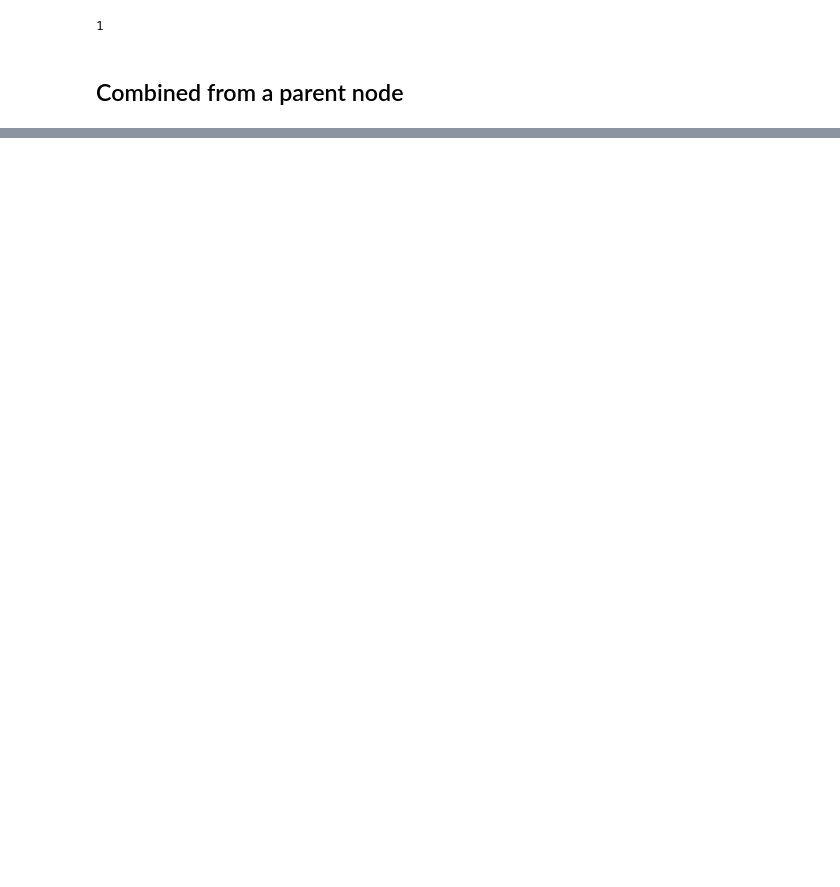
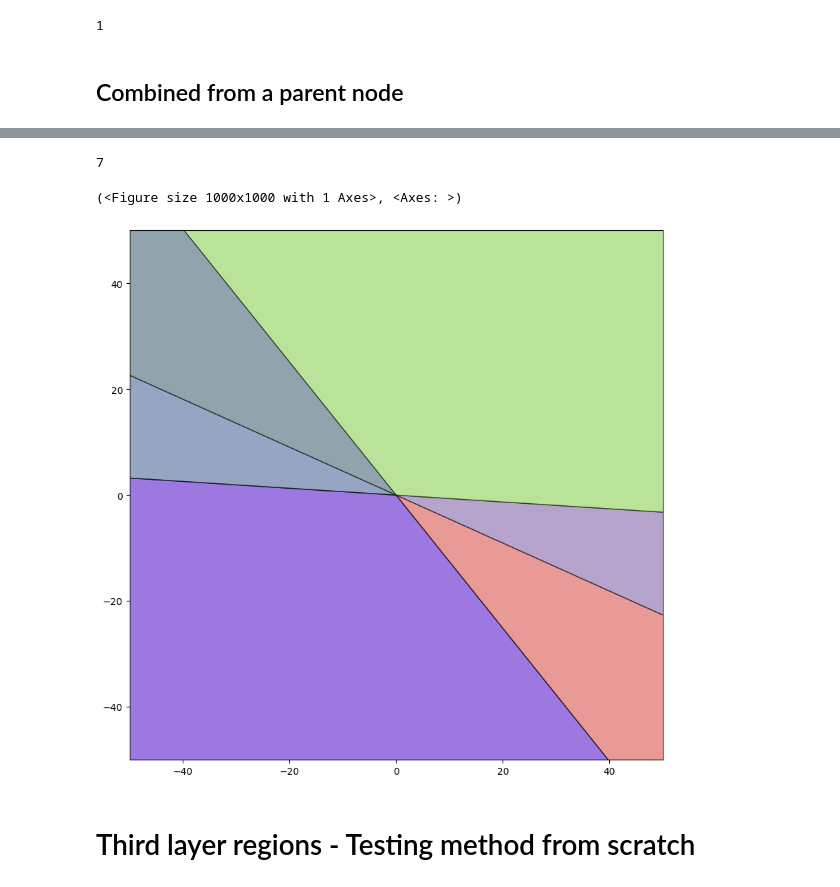
Before and after one commit to Johanmkr/WP1-Polyhedra, a Jupyter notebook: notebooks/new_tree.ipynb, the cells around one changed output, grey strips where cells are left out. Drawn from its saved outputs; the diff is of its cells as text; code cells hidden in the pictures; blank space fills up the shorter version.

Commit message:
Working hierarchical region finder yay

```diff
--- a/notebooks/new_tree.ipynb
+++ b/notebooks/new_tree.ipynb
@@ -673,11 +706,17 @@ This tells the Linear Programming solver that we do not care about maximizing or
 #### 5. Convergence to the Boundary
 If the loop reaches the `min_threshold` without success, the function performs one last check with **zero slack**. This determines if the polytope exists at all. If this final check fails, the mathematical conclusion is that the intersection of the half-spaces is empty (the constraints are contradictory).
 # %%
-def get_interior_point_adaptive(A, b, initial_slack=0.1, min_threshold=1e-10, verbose=False):
+def get_interior_point_adaptive(region, initial_slack=0.1, min_threshold=1e-10, verbose=False):
     """
     Finds a point inside Ax <= b. If min_slack is too large,
     it recursively tries with smaller slack.
     """
+    A = region.Dlw_active
+    b = region.glw_active
+    if A is None or b is None:
+        A = region.Dlw
+        b = region.glw
+
     m, n = A.shape
 
     # Ensure inputs are flat 1D arrays to avoid the Dimension/Shape ValueError
@@ -686,7 +725,7 @@ def get_interior_point_adaptive(A, b, initial_slack=0.1, min_threshold=1e-10, ve
     c = np.zeros(n)
 
     current_slack = initial_slack
-
+    print(f"Searching for point...") if verbose else None
     while current_slack >= min_threshold:
         # Apply the shrinking logic
         b_shrunk = b - (current_slack * norms)
@@ -712,7 +751,7 @@ def get_interior_point_adaptive(A, b, initial_slack=0.1, min_threshold=1e-10, ve
     raise ValueError("Polytope is empty or infeasible even with zero slack.")
 # %%
 pr.Alw.shape
-xx = get_interior_point_adaptive(pr.Dlw_active, pr.glw_active, verbose=True).reshape(-1,1)
+xx = get_interior_point_adaptive(pr, verbose=True).reshape(-1,1)
 xx.shape
 pr.Alw.shape
 
@@ -858,18 +896,24 @@ pr.layer_number
 # %% [markdown]
 ## Combined from a parent node
 # %%
-def find_subregions(parent):
+def find_subregions(parent, hyperplanes, verbose=False):
 
     # Find point
-    x = get_interior_point_adaptive(parent.Dlw_active, parent.glw_active, verbose=True).reshape(-1,1)
+    x = get_interior_point_adaptive(parent, verbose=verbose).reshape(-1,1)
 
     # Global contraints
     D_global = parent.Dlw_active
     g_global = parent.glw_active
-
     # Weight and biases of parent layer +1
     layer = parent.layer_number + 1
-    Wl, bl = get_weigths_and_biases_from_hyperplanes(H, l=layer)
+    Wl, bl = get_weigths_and_biases_from_hyperplanes(hyperplanes, l=layer)
+
+
+    # print(f"Finding subregions for layer {layer}...")
+    # print(f" Solving z = Wl @ Alw_prev @ x + Wl @ clw_prev + bl")
+    # print(f" With Wl shape: {Wl.shape}, bl shape: {bl.shape}")
+    # print(f" With Alw_prev shape: {parent.Alw.shape}, clw_prev shape: {parent.clw.shape}")
+    # print(f" And x shape: {x.shape}, x = {x.ravel()}")
 
     # Find activation of point
     q0 = find_activation_pattern(x, Wl, bl, parent.Alw, parent.clw)
@@ -898,7 +942,10 @@ def find_subregions(parent):
 
 
         # Find active indices
-        local_active_indices, is_bounded = find_active_bits(Dlw, glw, D_global, g_global)
+        if layer == 1:
+            local_active_indices, is_bounded = find_active_bits(Dlw, glw, n_jobs=1, parallel=False)
+        else:
+            local_active_indices, is_bounded = find_active_bits(Dlw, glw, D_global, g_global)
         actives[current_key] = local_active_indices
 
         # Initialize new region
@@ -922,7 +969,7 @@ def find_subregions(parent):
         region_idx += 1
         parent.add_child(new_region)
 
-        print(current_key)
+        print(current_key) if verbose else None
         traversed[current_key] = True
 
         for active_idx in local_active_indices:
@@ -941,4 +988,4 @@ def find_subregions(parent):
 
 parents = root.get_children()
 for parent in parents:
-    find_subregions(parent)
+    find_subregions(parent, H)
@@ -1005,0 +1079,16 @@ for p in polygons:
+# %%
+verts_to_plot = []
+for parent in root.get_children():
+    verts = find_vertices_from_parent(parent, bound=500)
+    verts_to_plot.extend(verts)
+# %%
+len(verts_to_plot)
+# %% [output]
+7
+# %%
+plot_polygons(verts_to_plot, bound=50)
+# %% [output]
+(<Figure size 1000x1000 with 1 Axes>, <Axes: >)
+[figure, added]
+# %% [markdown]
+# Third layer regions - Testing method from scratch
```
Also changed, not shown: parts of 39 cells of this notebook.
